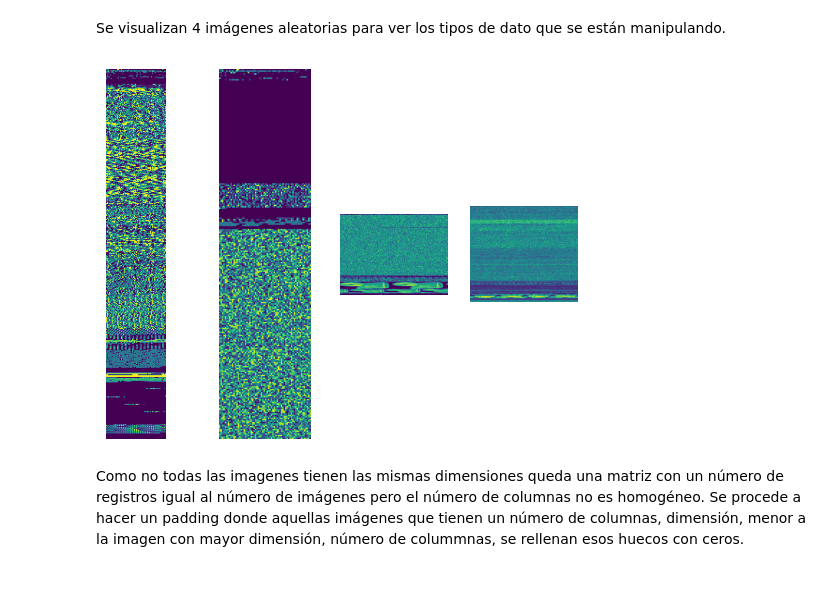
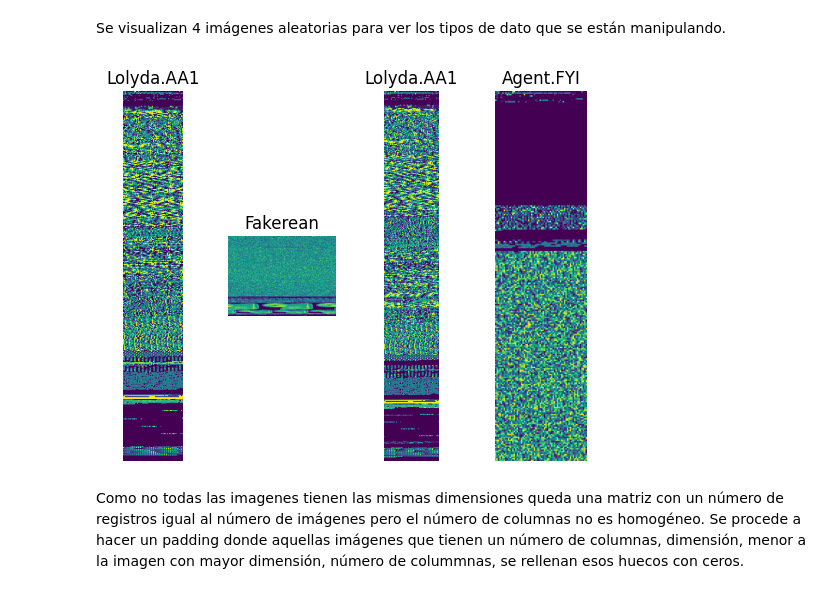
Before and after one commit to 9105507/MINERIA_DE_DATOS_23_24, a Jupyter notebook: LAB03_Clasificación.ipynb, the cells around one changed output. Drawn from its saved outputs; the diff is of its cells as text; code cells hidden in the pictures.

```diff
--- a/LAB03_Clasificación.ipynb
+++ b/LAB03_Clasificación.ipynb
@@ -1438,17 +1490,17 @@ Se visualizan 4 imágenes aleatorias para ver los tipos de dato que se están ma
 # %%
 # Crear una figura y subtramas.
 fig, axs = plt.subplots(1, 4)
-count = 0
 
 for i in range(0,4):
-
+    ra = random.randint(0,464)
     # Visualizar la imagen en la subtrama correspondiente.
-    axs[i].imshow(img[random.randint(0,464)])
+    axs[i].imshow(img[ra])
+    axs[i].set_title(f'{etiquetas[ra]}')
     axs[i].axis('off')  # para ocultar los ejes.
 
 plt.show()
 # %% [output]
-[figure, old version]
+[figure, new version]
 # %% [markdown]
 Como no todas las imagenes tienen las mismas dimensiones queda una matriz con un número de registros igual al número de imágenes pero el número de columnas no es homogéneo. Se procede a hacer un padding donde aquellas imágenes que tienen un número de columnas, dimensión, menor a la imagen con mayor dimensión, número de colummnas, se rellenan esos huecos con ceros.
 # %%
```
Also changed, not shown: parts of 40 cells of this notebook.
